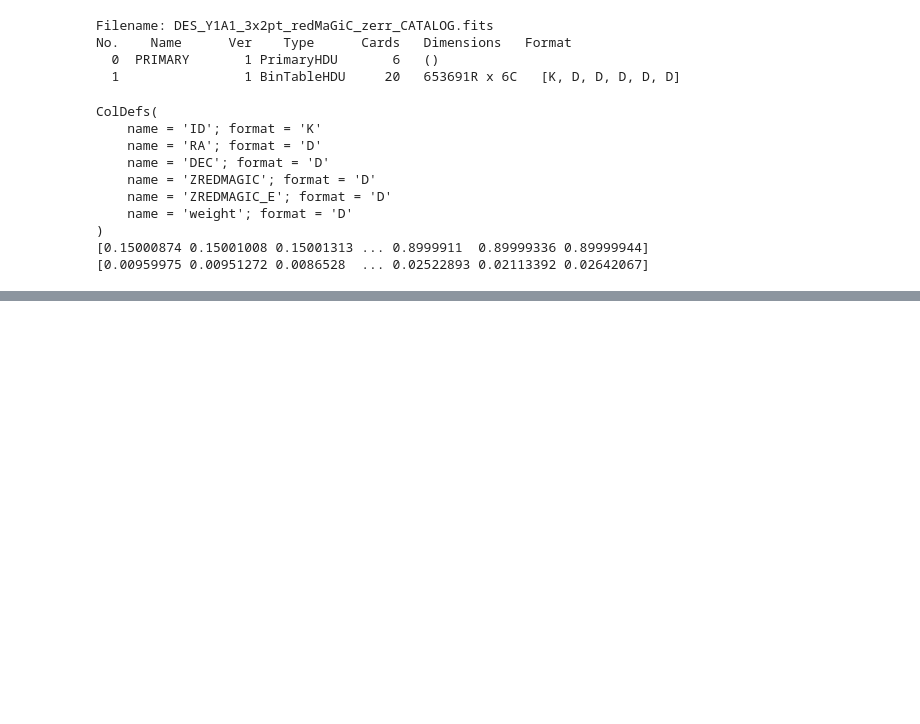
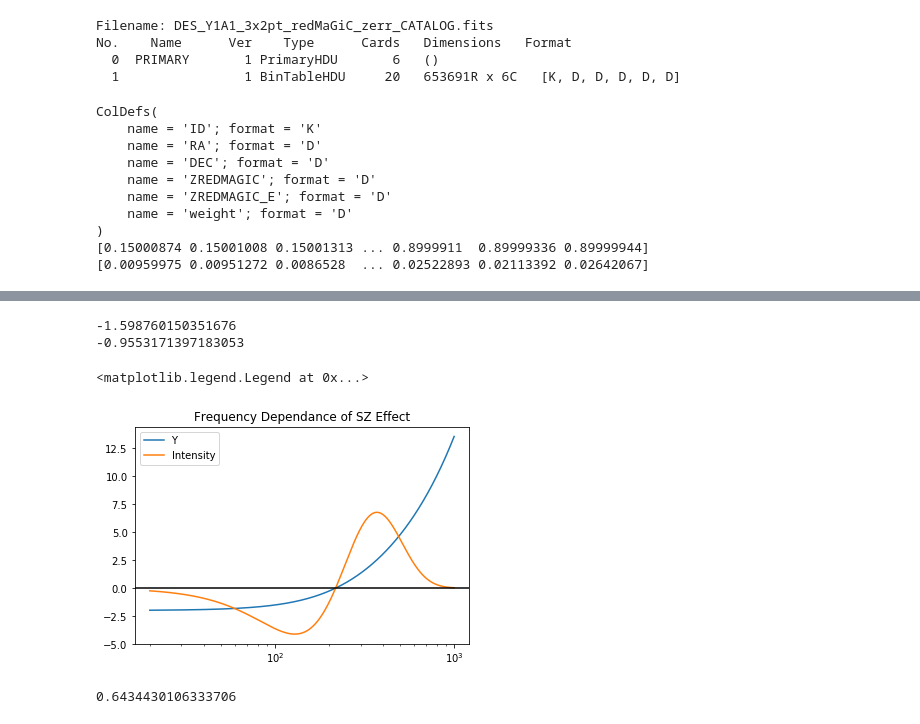
Before and after one commit to mdezylva/masters, a Jupyter notebook: Notebooks/spt_analysis_py27.ipynb, the cells around one changed output, grey strips where cells are left out. Saved outputs shown, nothing was run; the diff lists cells and outputs as text; code cells hidden in the pictures; blank space fills up the shorter version.

Commit message:
Worked out freq dependance of Compton y param. Need to convert multifreq maps to Compton y param

```diff
--- a/Notebooks/spt_analysis_py27.ipynb
+++ b/Notebooks/spt_analysis_py27.ipynb
@@ -131,0 +128,22 @@ ValueError: Buffer has wrong number of dimensions (expected 2, got 3)
+# %%
+def convert_ghz_to_y(freq_power):
+    x = freq_power/56.85  # x = h v / k_B T_CMB
+    return((x/np.tanh(x/2)) - 4)
+print(convert_ghz_to_y(90))
+print(convert_ghz_to_y(150))
+# %% [output]
+-1.598760150351676
+-0.9553171397183053
+# %%
+freq_range = np.arange(20,1000,1)
+x = freq_range/56.85
+y_param = [(ex/np.tanh(ex/2) - 4) for ex in x]
+plt.semilogx(freq_range,y_param,label='Y')
+I_v = [(ex**4 * np.exp(ex))/(np.exp(ex)-1)**2 * (ex/np.tanh(ex/2) - 4) for ex in x]
+plt.semilogx(freq_range,I_v,label='Intensity')
+plt.axhline(0, color='black')
+plt.title('Frequency Dependance of SZ Effect')
+plt.legend()
+# %% [output]
+<matplotlib.legend.Legend at 0x...>
+[figure, added]
@@ -131,0 +152,5 @@ ValueError: Buffer has wrong number of dimensions (expected 2, got 3)
+# %%
+freq_scaling = convert_ghz_to_y(150)-convert_ghz_to_y(90)
+print(freq_scaling)
+# %% [output]
+0.6434430106333706
```
Also changed, not shown: parts of 10 cells of this notebook.
